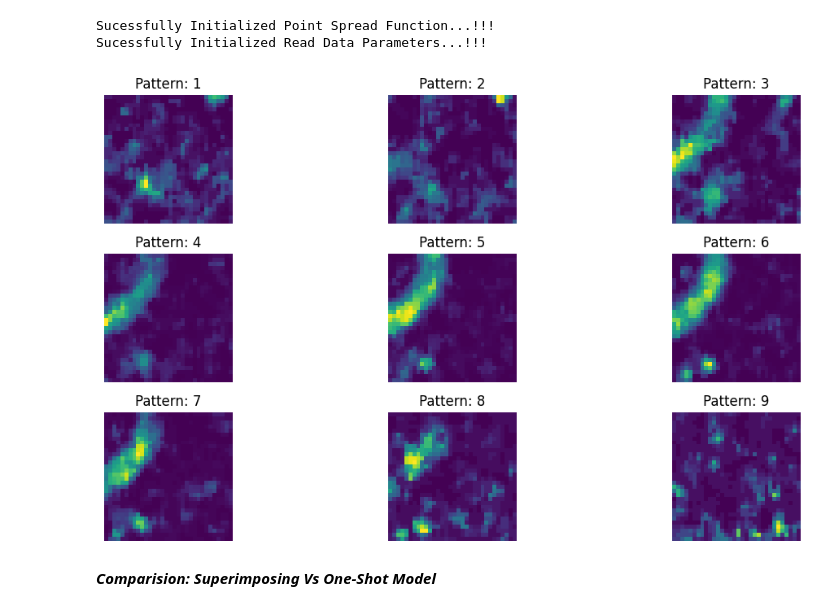
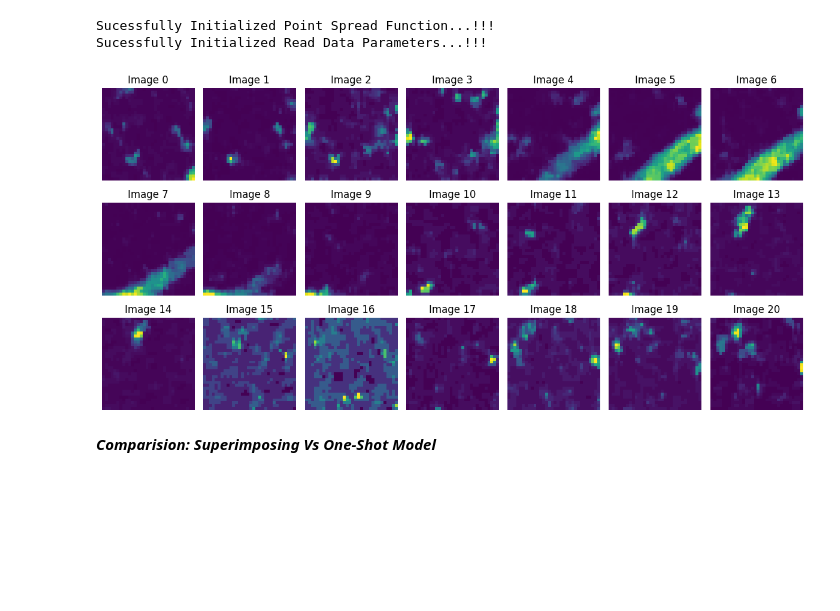
Before and after one commit to sanjith1999/FRIS, a Jupyter notebook: forward_model/forward_model.ipynb, the cells around one changed output. Saved outputs shown, nothing was run; the diff lists cells and outputs as text; code cells hidden in the pictures; blank space fills up the shorter version.

```diff
--- a/forward_model/forward_model.ipynb
+++ b/forward_model/forward_model.ipynb
@@ -175,25 +181,26 @@ The vectors are approximately the same.
 ***1. How Independant Is the Model for Encoding Each Plane?***
 # %%
 # Parameter Definition
-NA = .8
-Rindex= 1
+NA = 1.2
+Rindex= 1.5
 lambda_= 532.0/ 1000 #um
 dx, dy, dz = 1/3, 1/3, 1#um
 ep_dx, ep_dy = 2, 2 #um
 
-Nx,Ny,Nz = 32, 32, 9
+Nx,Ny,Nz = 32, 32, 21
 
 fm.init_parameters(NA_=NA, Rindex_=Rindex, lambda_=lambda_, dx_=dx, dy_=dy, dz_=dz, Nx_=Nx, Ny_=Ny, Nz_=Nz)
 rd.init_parameters(Nx,Ny,Nz, dx , dy, dz)
-rd.load_object('blood_cell')
+
 fm.init_DMD_patterns(m=8, ep_dx__=ep_dx,ep_dy__=ep_dy)
 # %% [output]
 Sucessfully Initialized Point Spread Function...!!!
 Sucessfully Initialized Read Data Parameters...!!!
 # %%
-fm.show_images(rd.X[0].detach().cpu(),cols=3)
+rd.load_object('blood_cell')
+fm.show_images(rd.X[0].detach().cpu(),cols=7, titles=[f"Image {i}" for i in range (Nz)])
 # %% [output]
-[figure, old version]
+[figure, new version]
 # %% [markdown]
 ***Comparision: Superimposing Vs One-Shot Model***
 # %%
```
Also changed, not shown: parts of 6 cells of this notebook, 2 other files.
